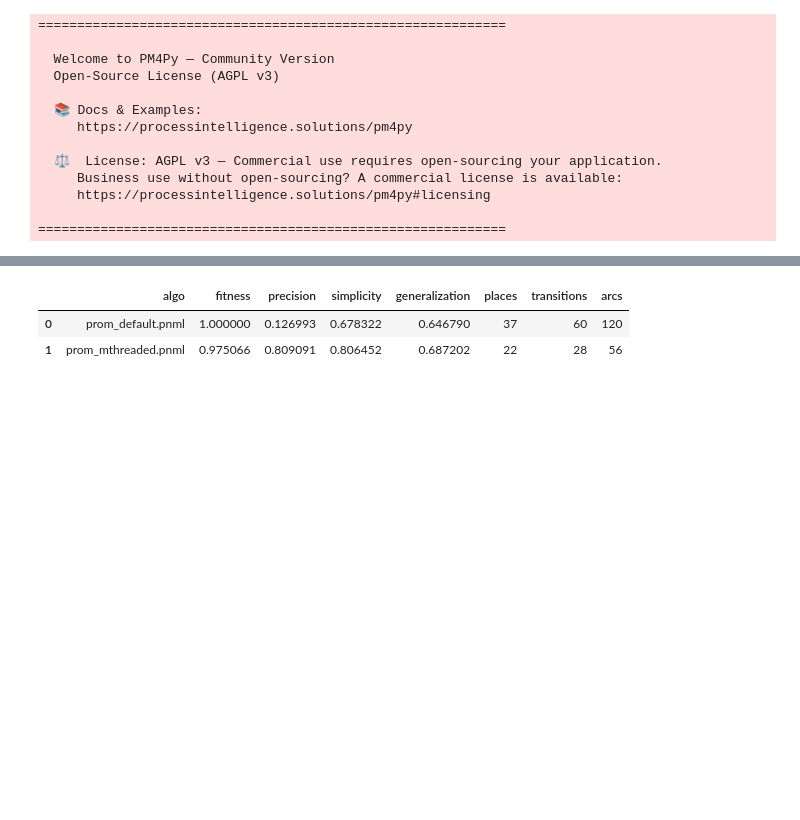
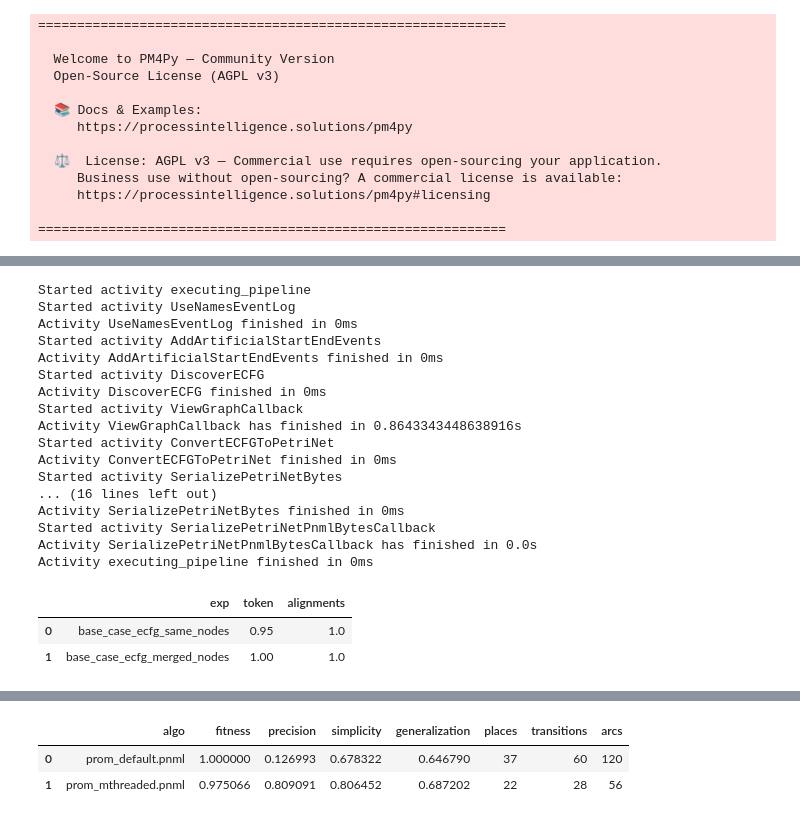
Before and after one commit to PM-IDE/workspace, a Jupyter notebook: Ficus/examples/gc_analysis/repro.ipynb, the cells around one changed output, grey strips where cells are left out. Drawn from its saved outputs; the diff is of its cells as text; code cells hidden in the pictures; blank space fills up the shorter version.

```diff
--- a/Ficus/examples/gc_analysis/repro.ipynb
+++ b/Ficus/examples/gc_analysis/repro.ipynb
@@ -177,3 +152,54 @@ finalResult {
+# %%
+loops_log = [
+    ['A', 'B', 'Y', 'C'],
+    ['A', 'X', 'C'],
+    ['A', 'B', 'Z', 'C'],
+]
+
+Pipeline(
+    UseNamesEventLog(),
+    AddStartArtificialEvents(),
+    DiscoverECFG(root_sequence_kind=RootSequenceKind.LCS, merge_sequences_of_events=False),
+    ViewGraph(export_path=path('base_case_ecfg_same_nodes.png')),
+    ConvertECFGToPetriNet(),
+    SerializePetriNetPnmlBytes(save_path=path('base_case_ecfg_same_nodes.pnml')),
+).execute('localhost:1234', initial_context={
+    'names_event_log': NamesLogContextValue(loops_log)
+})
+
+Pipeline(
+    UseNamesEventLog(),
+    AddStartArtificialEvents(),
+    DiscoverECFG(root_sequence_kind=RootSequenceKind.LCSLeftShifted, merge_sequences_of_events=False),
+    ViewGraph(export_path=path('base_case_ecfg_merged_nodes.png')),
+    ConvertECFGToPetriNet(),
+    SerializePetriNetPnmlBytes(save_path=path('base_case_ecfg_merged_nodes.pnml')),
+).execute('localhost:1234', initial_context={
+    'names_event_log': NamesLogContextValue(loops_log)
+})
+
+calculate_fitness('base_case', loops_log, 'base_case_ecfg_same_nodes', loops_log, 'base_case_ecfg_merged_nodes')
+# %% [output]
+Started activity executing_pipeline
+Started activity UseNamesEventLog
+Activity UseNamesEventLog finished in 0ms
+Started activity AddArtificialStartEndEvents
+Activity AddArtificialStartEndEvents finished in 0ms
+Started activity DiscoverECFG
+Activity DiscoverECFG finished in 0ms
+Started activity ViewGraphCallback
+Activity ViewGraphCallback has finished in 0.8643343448638916s
+Started activity ConvertECFGToPetriNet
+Activity ConvertECFGToPetriNet finished in 0ms
+Started activity SerializePetriNetBytes
+... (16 lines left out)
+Activity SerializePetriNetBytes finished in 0ms
+Started activity SerializePetriNetPnmlBytesCallback
+Activity SerializePetriNetPnmlBytesCallback has finished in 0.0s
+Activity executing_pipeline finished in 0ms
+|  | exp | token | alignments |
+| 0 | base_case_ecfg_same_nodes | 0.95 | 1.0 |
+| 1 | base_case_ecfg_merged_nodes | 1.00 | 1.0 |
 # %%
 Pipeline(
     ReadLogFromBxes(use_bytes=True),
```
Also changed, not shown: parts of 9 cells of this notebook, 36 other files.
